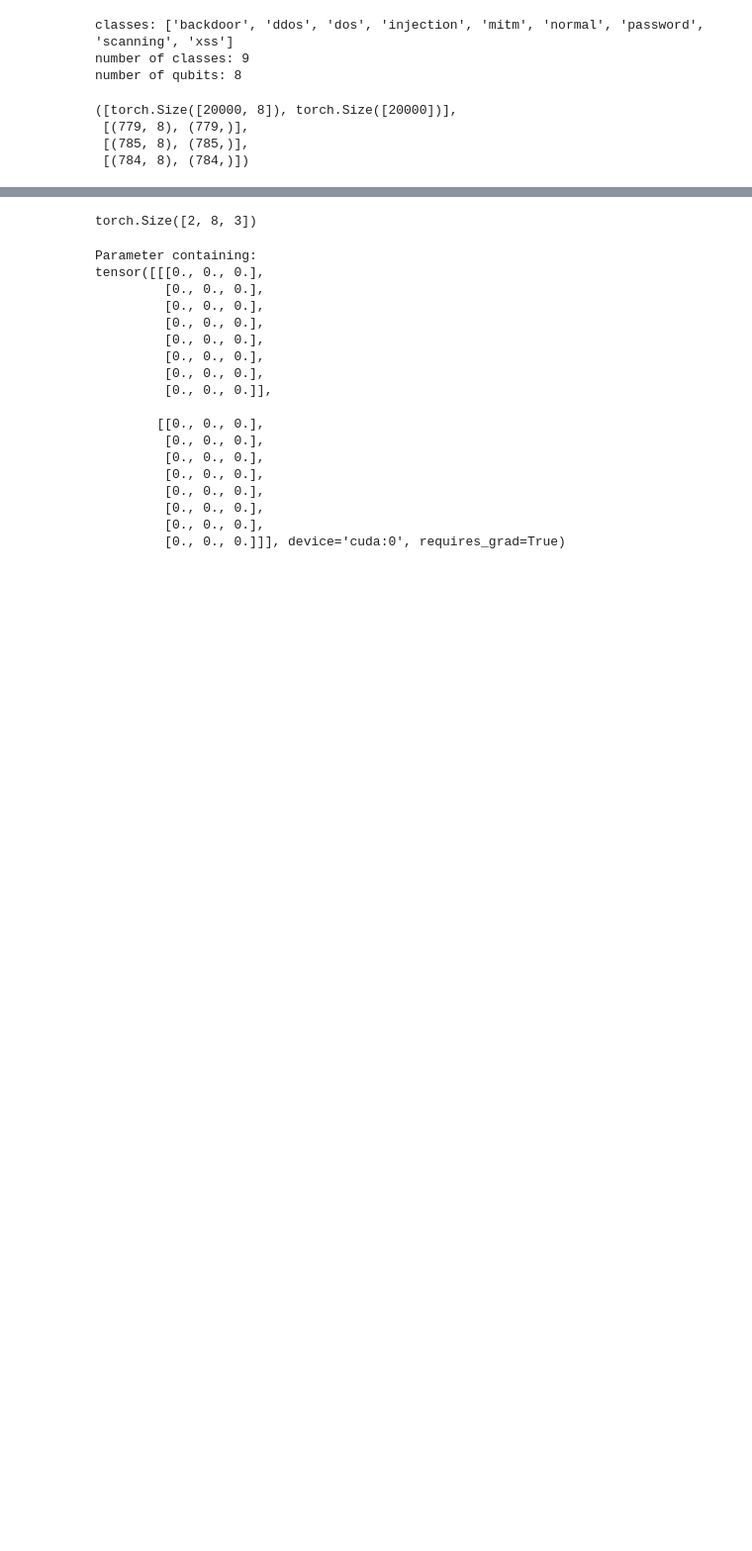
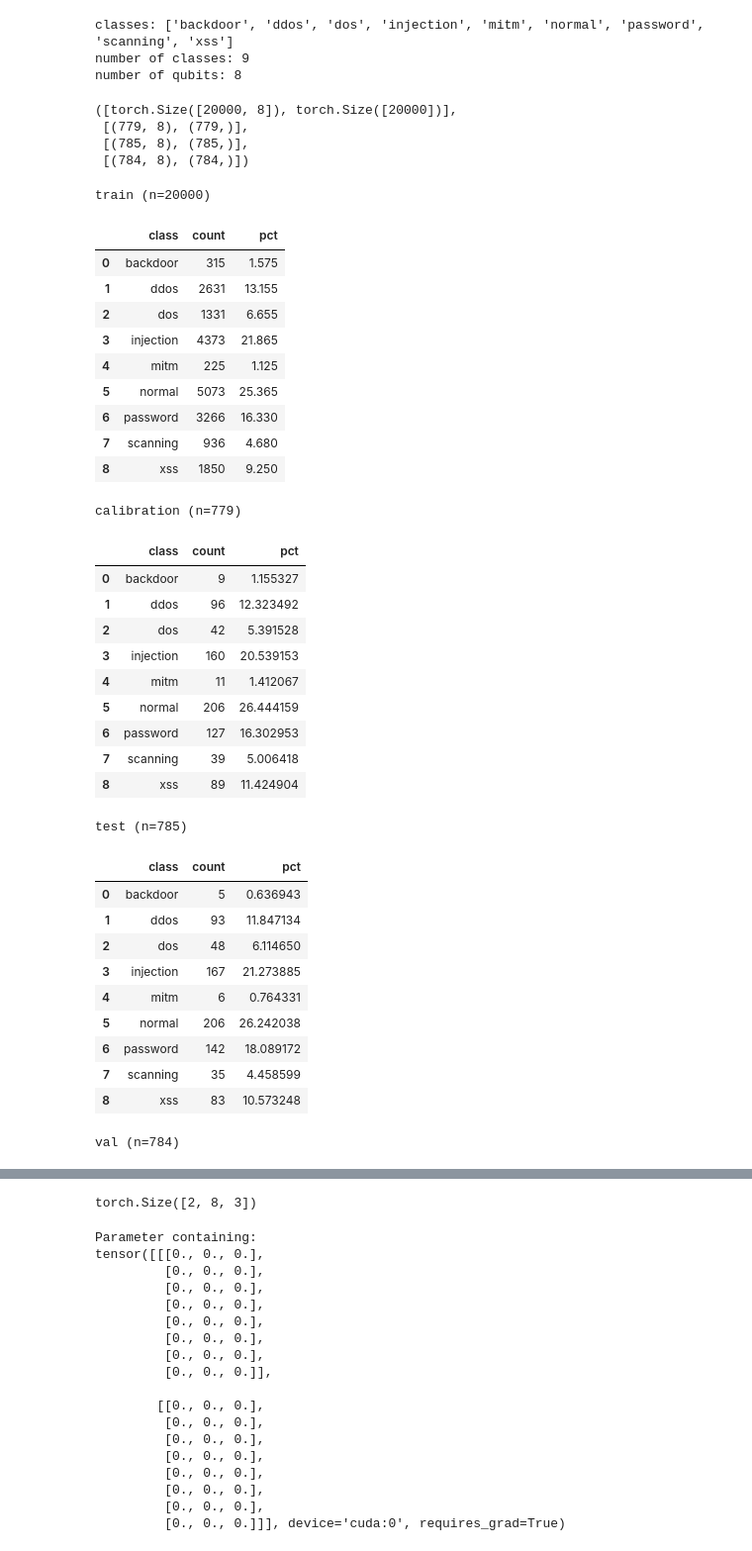
Before and after one commit to lawun330/quantum-sentinel, a Jupyter notebook: training-qs-net-pytorch_v2.0.ipynb, the cells around one changed output, grey strips where cells are left out. Shown at 99% size. Cells and saved outputs as stored; diff of their text form; code cells hidden in the pictures; blank space fills up the shorter version.

```diff
--- a/training-qs-net-pytorch_v2.0.ipynb
+++ b/training-qs-net-pytorch_v2.0.ipynb
@@ -201,0 +237,48 @@ y_train = to_torch_x(y_train).long()
+# %%
+# table
+splits = {
+    "train": y_train,
+    "calibration": y_cal,
+    "test": y_test,
+    "val": y_val,
+}
+
+for name, y in splits.items():
+    table = class_balance_table(y, class_names)
+    print(f"{name} (n={len(to_np_x(y))})")
+    display(table)
+# %% [output]
+train (n=20000)
+|  | class | count | pct |
+| 0 | backdoor | 315 | 1.575 |
+| 1 | ddos | 2631 | 13.155 |
+| 2 | dos | 1331 | 6.655 |
+| 3 | injection | 4373 | 21.865 |
+| 4 | mitm | 225 | 1.125 |
+| 5 | normal | 5073 | 25.365 |
+| 6 | password | 3266 | 16.330 |
+| 7 | scanning | 936 | 4.680 |
+| 8 | xss | 1850 | 9.250 |
+calibration (n=779)
+|  | class | count | pct |
+| 0 | backdoor | 9 | 1.155327 |
+| 1 | ddos | 96 | 12.323492 |
+| 2 | dos | 42 | 5.391528 |
+| 3 | injection | 160 | 20.539153 |
+| 4 | mitm | 11 | 1.412067 |
+| 5 | normal | 206 | 26.444159 |
+| 6 | password | 127 | 16.302953 |
+| 7 | scanning | 39 | 5.006418 |
+| 8 | xss | 89 | 11.424904 |
+test (n=785)
+|  | class | count | pct |
+| 0 | backdoor | 5 | 0.636943 |
+| 1 | ddos | 93 | 11.847134 |
+| 2 | dos | 48 | 6.114650 |
+| 3 | injection | 167 | 21.273885 |
+| 4 | mitm | 6 | 0.764331 |
+| 5 | normal | 206 | 26.242038 |
+| 6 | password | 142 | 18.089172 |
+| 7 | scanning | 35 | 4.458599 |
+| 8 | xss | 83 | 10.573248 |
+val (n=784)
```
Also changed, not shown: parts of 8 cells of this notebook, 2 other files.
